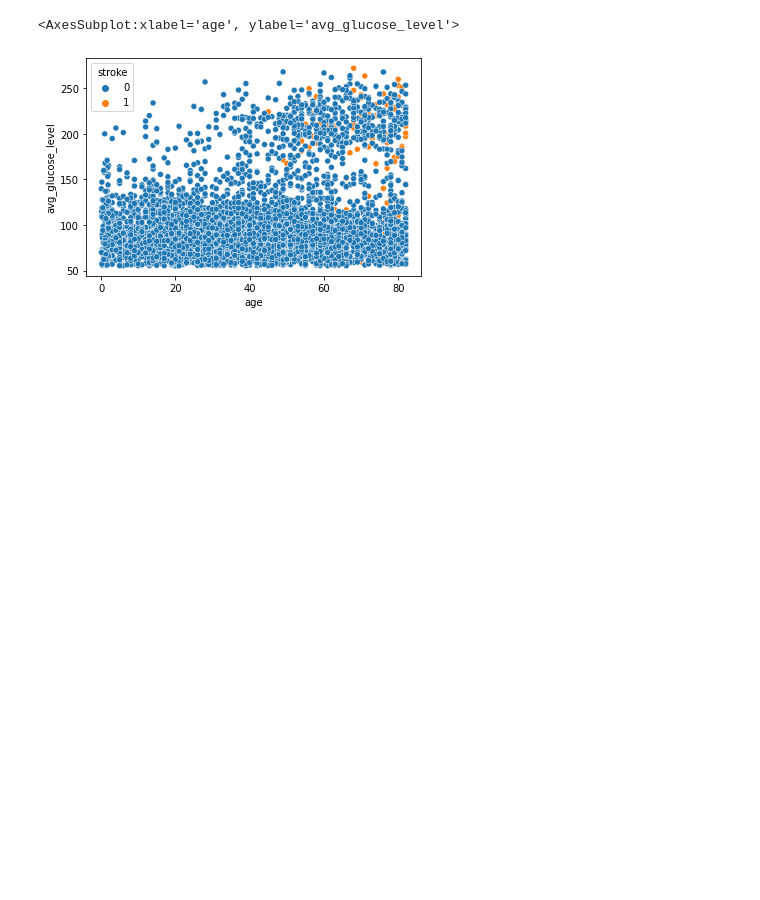
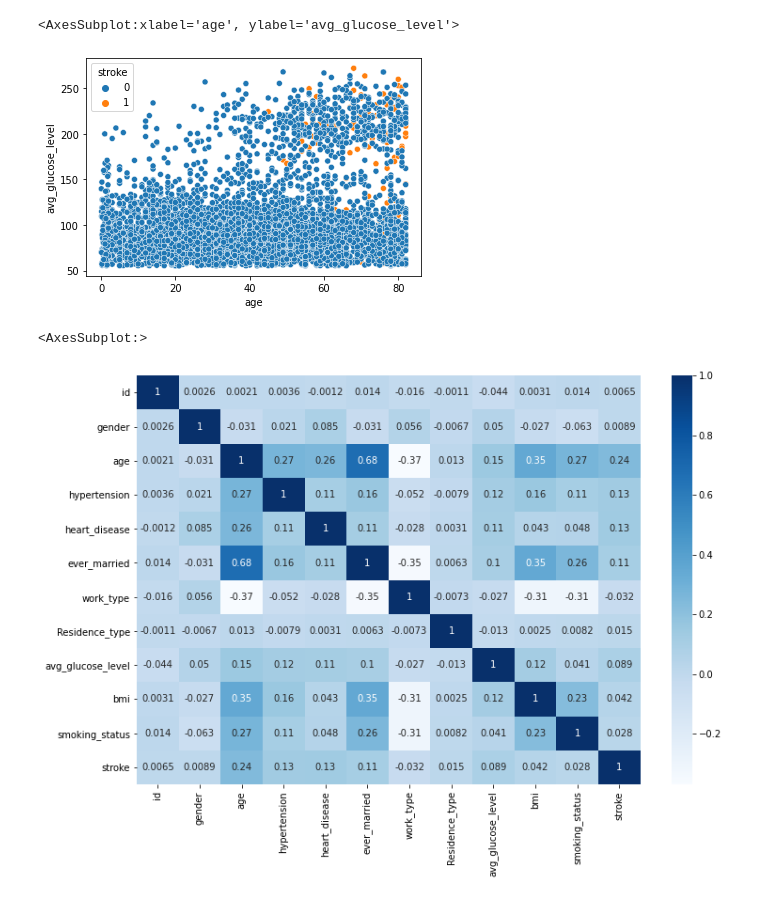
Before and after one commit to CodeSigma/Learn-Data-Science, a Jupyter notebook: stroke-prediction.ipynb, the cells around one changed output. Saved outputs shown, nothing was run; the diff lists cells and outputs as text; code cells hidden in the pictures; blank space fills up the shorter version.

```diff
--- a/stroke-prediction.ipynb
+++ b/stroke-prediction.ipynb
@@ -89,3 +126,13 @@ sns.scatterplot(x="age", y="avg_glucose_level", hue="stroke", data=df)
 # %% [output]
 <AxesSubplot:xlabel='age', ylabel='avg_glucose_level'>
 [figure]
+# %%
+from sklearn.preprocessing import LabelEncoder
+le = LabelEncoder()
+df_prep = df.apply(le.fit_transform)
+corrs = df_prep.corr()
+plt.figure(figsize=(12,8))
+sns.heatmap(corrs, annot=True, cmap="Blues")
+# %% [output]
+<AxesSubplot:>
+[figure, added]
```
Also changed, not shown: parts of 7 cells of this notebook.
